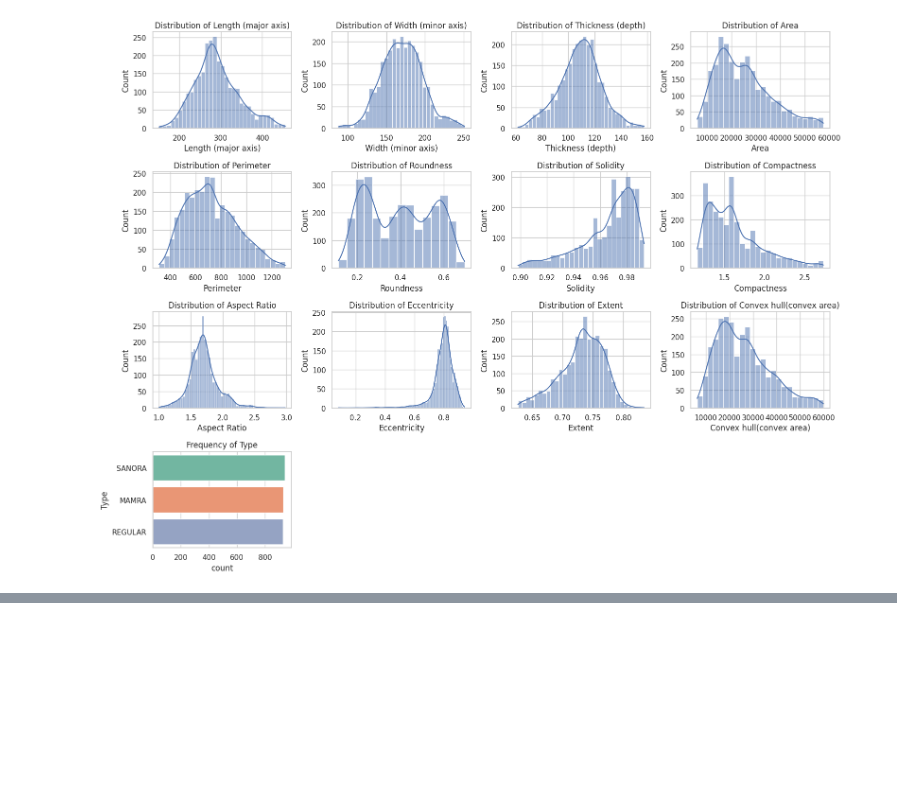
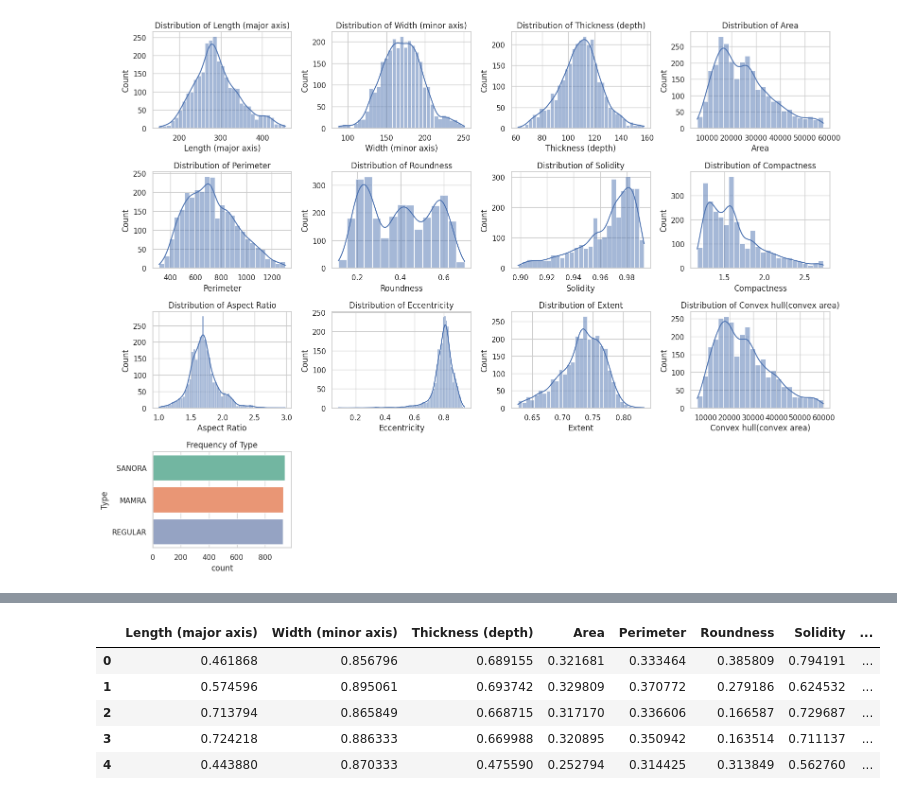
Before and after one commit to JsteReubsSoftware/COS711-Assignment-2, a Jupyter notebook: u21457060_cos711_a2.ipynb, the cells around one changed output, grey strips where cells are left out. Drawn from its saved outputs; the diff is of its cells as text; code cells hidden in the pictures; blank space fills up the shorter version.

```diff
--- a/u21457060_cos711_a2.ipynb
+++ b/u21457060_cos711_a2.ipynb
@@ -298,0 +330,13 @@ We note that some of our data still have skewed distributions. We will therefore
+# %%
+# convert target class
+encoded_data = scaled_data.copy()
+encoded_data['Type'] = encoded_data['Type'].astype('category')
+encoded_data['Type'] = encoded_data['Type'].cat.codes
+encoded_data.head()
+# %% [output]
+|  | Length (major axis) | Width (minor axis) | Thickness (depth) | Area | Perimeter | Roundness | Solidity | ... |
+| 0 | 0.461868 | 0.856796 | 0.689155 | 0.321681 | 0.333464 | 0.385809 | 0.794191 | ... |
+| 1 | 0.574596 | 0.895061 | 0.693742 | 0.329809 | 0.370772 | 0.279186 | 0.624532 | ... |
+| 2 | 0.713794 | 0.865849 | 0.668715 | 0.317170 | 0.336606 | 0.166587 | 0.729687 | ... |
+| 3 | 0.724218 | 0.886333 | 0.669988 | 0.320895 | 0.350942 | 0.163514 | 0.711137 | ... |
+| 4 | 0.443880 | 0.870333 | 0.475590 | 0.252794 | 0.314425 | 0.313849 | 0.562760 | ... |
```
Also changed, not shown: parts of 32 cells of this notebook.
